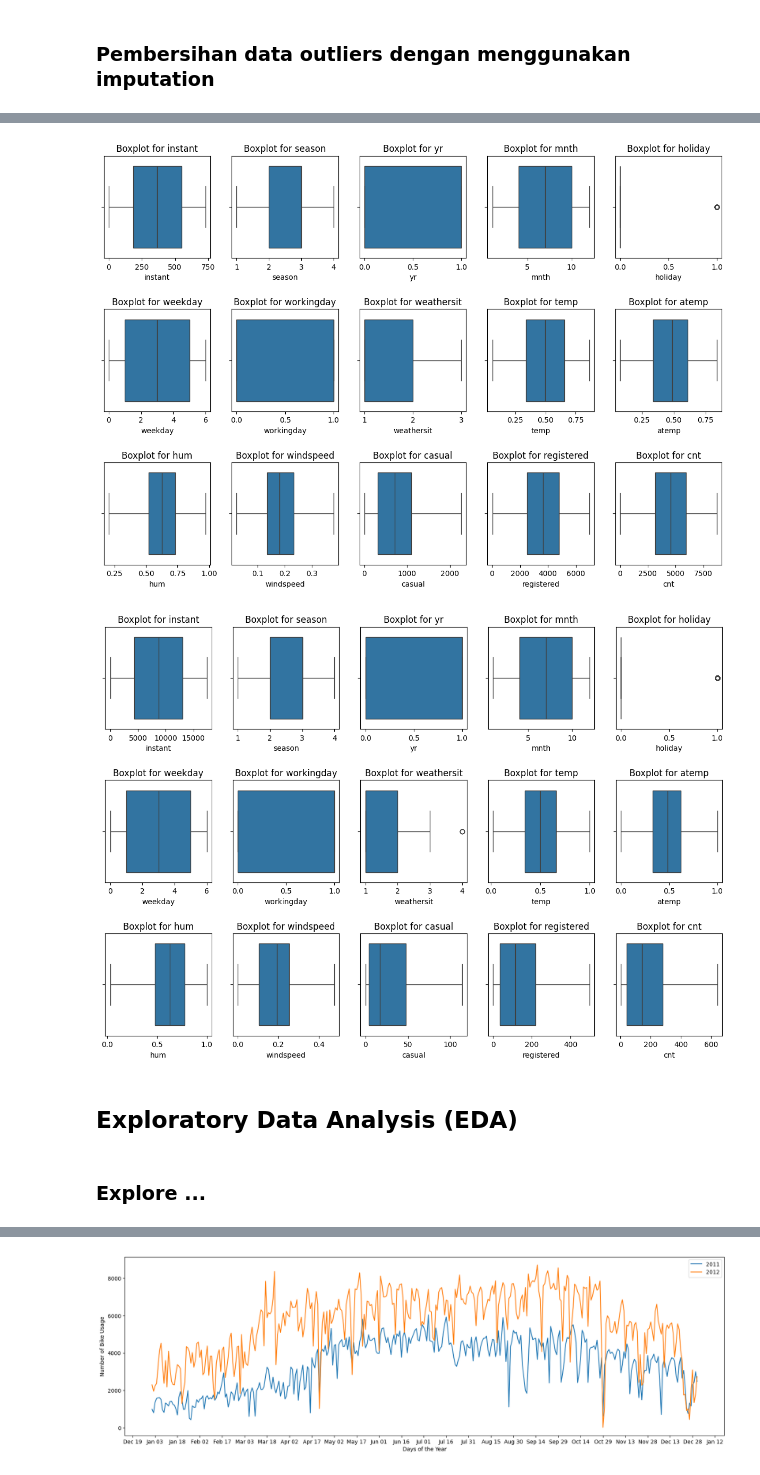
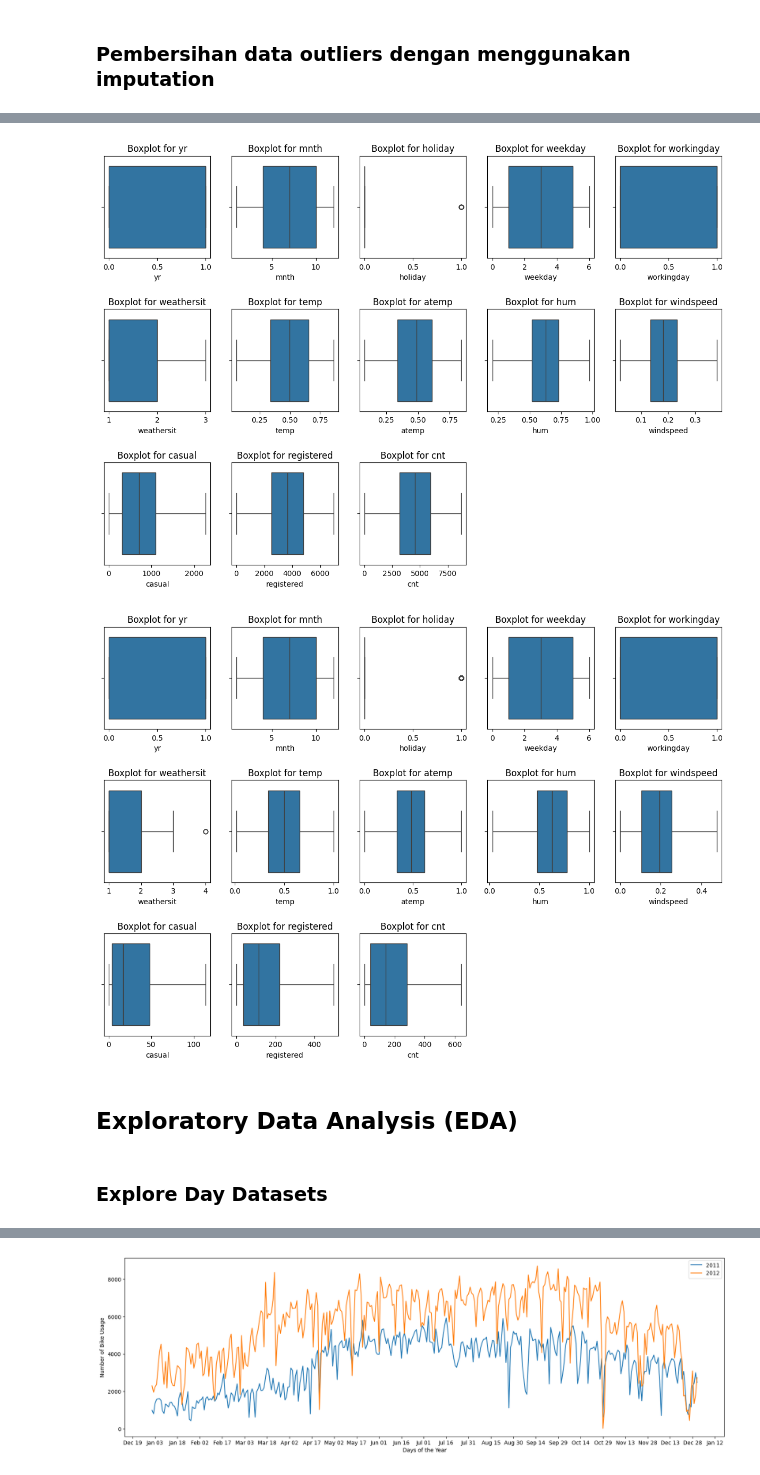
Before and after one commit to yeremiayospane/Project-Data-Analisis-Dicoding, a Jupyter notebook: project.ipynb, the cells around one changed output, grey strips where cells are left out. Cells and saved outputs as stored; diff of their text form; code cells hidden in the pictures.

```diff
--- a/project.ipynb
+++ b/project.ipynb
@@ -148,5 +139,11 @@ df_hour.head()
 # %% [markdown]
 ### Cleaning Data
+# %%
+drp_col = ['instant','season']
+dt_set = [df_day, df_hour]
+for rm in drp_col:
+    for j in dt_set:
+        j.drop([rm], axis=1, inplace=True)
 # %% [markdown]
 ### Melakukan pengecekan missing value pada data set
 # %%
@@ -201,7 +199,7 @@ print(df_hour.duplicated().sum())
 # %% [markdown]
 ### Pembersihan data outliers dengan menggunakan imputation
 # %%
-variables = ['instant', 'season', 'yr', 'mnth', 'holiday', 'weekday', 'workingday', 'weathersit', 'temp', 'atemp', 'hum', 'windspeed', 'casual', 'registered', 'cnt']
+variables = ['yr', 'mnth', 'holiday', 'weekday', 'workingday', 'weathersit', 'temp', 'atemp', 'hum', 'windspeed', 'casual', 'registered', 'cnt']
 
 rows = 3
 cols = len(variables) // rows + (len(variables) % rows > 0)
@@ -225,5 +221,5 @@ print(test)
 # %%
-variables = ['instant', 'season', 'hr','yr', 'mnth', 'holiday', 'weekday', 'workingday', 'weathersit', 'temp', 'atemp', 'hum', 'windspeed', 'casual', 'registered', 'cnt']
+variables = ['hr','yr', 'mnth', 'holiday', 'weekday', 'workingday', 'weathersit', 'temp', 'atemp', 'hum', 'windspeed', 'casual', 'registered', 'cnt']
 
 rows = 3
 cols = len(variables) // rows + (len(variables) % rows > 0)
@@ -264,7 +260,7 @@ for i in otl_col:
         j[i] = j[i].mask(cond=kondisi_more_than, other=maximum)
         j[i] = j[i].mask(cond=kondisi_lower_than, other=minimum)
 # %%
-variables = ['instant', 'season', 'yr', 'mnth', 'holiday', 'weekday', 'workingday', 'weathersit', 'temp', 'atemp', 'hum', 'windspeed', 'casual', 'registered', 'cnt']
+variables = ['yr', 'mnth', 'holiday', 'weekday', 'workingday', 'weathersit', 'temp', 'atemp', 'hum', 'windspeed', 'casual', 'registered', 'cnt']
 
 rows = 3
 cols = len(variables) // rows + (len(variables) % rows > 0)
@@ -282,28 +278,28 @@ for i in range(len(variables), rows * cols):
 
 plt.show()
 # %% [output]
-[figure, old version]
+[figure, new version]
 # %%
-variables = ['instant', 'season', 'yr', 'mnth', 'holiday', 'weekday', 'workingday', 'weathersit', 'temp', 'atemp', 'hum', 'windspeed', 'casual', 'registered', 'cnt']
+variables = ['yr', 'mnth', 'holiday', 'weekday', 'workingday', 'weathersit', 'temp', 'atemp', 'hum', 'windspeed', 'casual', 'registered', 'cnt']
 
 rows = 3
 cols = len(variables) // rows + (len(variables) % rows > 0)
 
 fig, axes = plt.subplots(rows, cols, figsize=(15, 10))
 fig.subplots_adjust(hspace=0.5)
 
 for i, var in enumerate(variables):
     ax = axes[i // cols, i % cols]
     sns.boxplot(x=var, data=df_hour, ax=ax)
     ax.set_title(f'Boxplot for {var}')
 
 for i in range(len(variables), rows * cols):
     fig.delaxes(axes.flatten()[i])
 
 plt.show()
 # %% [output]
-[figure, old version]
+[figure, new version]
 # %% [markdown]
 ## Exploratory Data Analysis (EDA)
 # %% [markdown]
-### Explore ...
+### Explore Day Datasets
```
Also changed, not shown: parts of 28 cells of this notebook.
